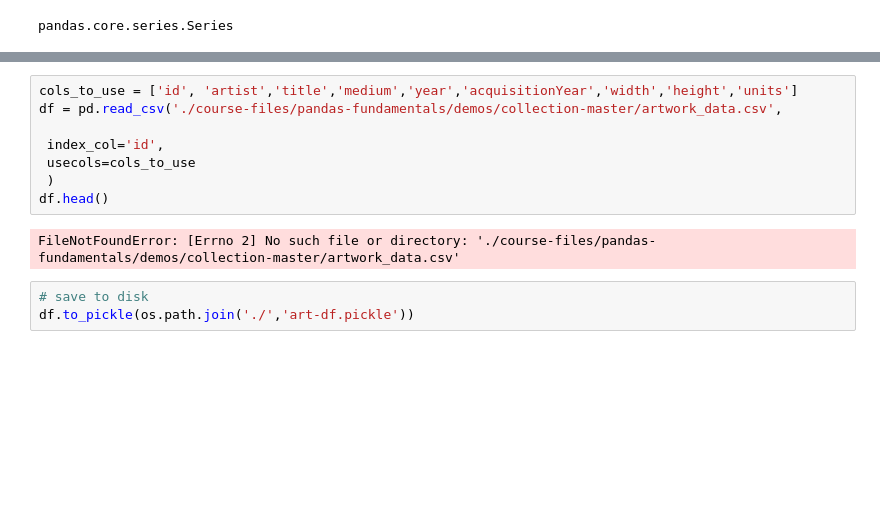
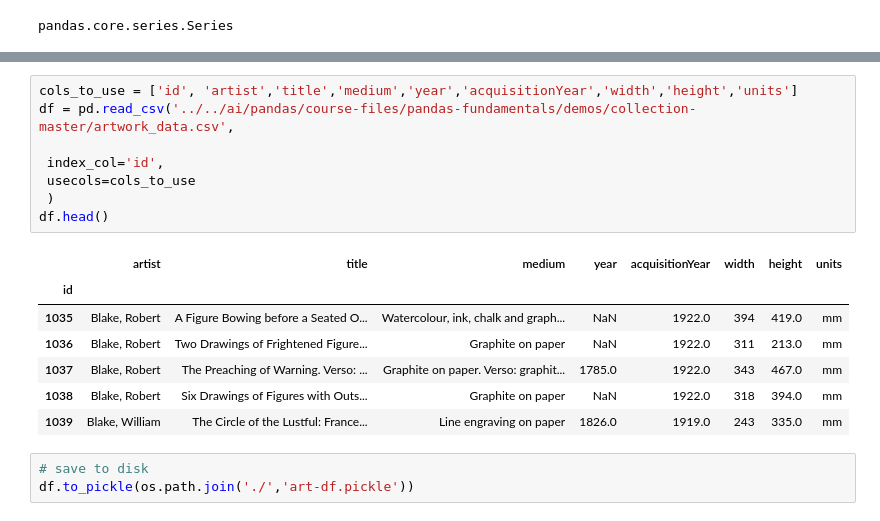
Before and after one commit to JohnnyExplorer/ml-gym, a Jupyter notebook: pandas/pandas-demo.ipynb, the cells around one changed output, grey strips where cells are left out. Saved outputs shown, nothing was run; the diff lists cells and outputs as text; blank space fills up the shorter version.

Commit message:
update to course file

```diff
--- a/pandas/pandas-demo.ipynb
+++ b/pandas/pandas-demo.ipynb
@@ -133,14 +139,20 @@ df.head()
 | 1039 | Blake, William |
 # %%
 cols_to_use = ['id', 'artist','title','medium','year','acquisitionYear','width','height','units']
-df = pd.read_csv('./course-files/pandas-fundamentals/demos/collection-master/artwork_data.csv',
+df = pd.read_csv('../../ai/pandas/course-files/pandas-fundamentals/demos/collection-master/artwork_data.csv',
 
  index_col='id',
  usecols=cols_to_use
  )
 df.head()
 # %% [output]
-FileNotFoundError: [Errno 2] No such file or directory: './course-files/pandas-fundamentals/demos/collection-master/artwork_data.csv'
+|  | artist | title | medium | year | acquisitionYear | width | height | units |
+| id |  |  |  |  |  |  |  |  |
+| 1035 | Blake, Robert | A Figure Bowing before a Seated O... | Watercolour, ink, chalk and graph... | NaN | 1922.0 | 394 | 419.0 | mm |
+| 1036 | Blake, Robert | Two Drawings of Frightened Figure... | Graphite on paper | NaN | 1922.0 | 311 | 213.0 | mm |
+| 1037 | Blake, Robert | The Preaching of Warning. Verso: ... | Graphite on paper. Verso: graphit... | 1785.0 | 1922.0 | 343 | 467.0 | mm |
+| 1038 | Blake, Robert | Six Drawings of Figures with Outs... | Graphite on paper | NaN | 1922.0 | 318 | 394.0 | mm |
+| 1039 | Blake, William | The Circle of the Lustful: France... | Line engraving on paper | 1826.0 | 1919.0 | 243 | 335.0 | mm |
 # %%
 # save to disk
 df.to_pickle(os.path.join('./','art-df.pickle'))
```
Also changed, not shown: parts of 25 cells of this notebook.
